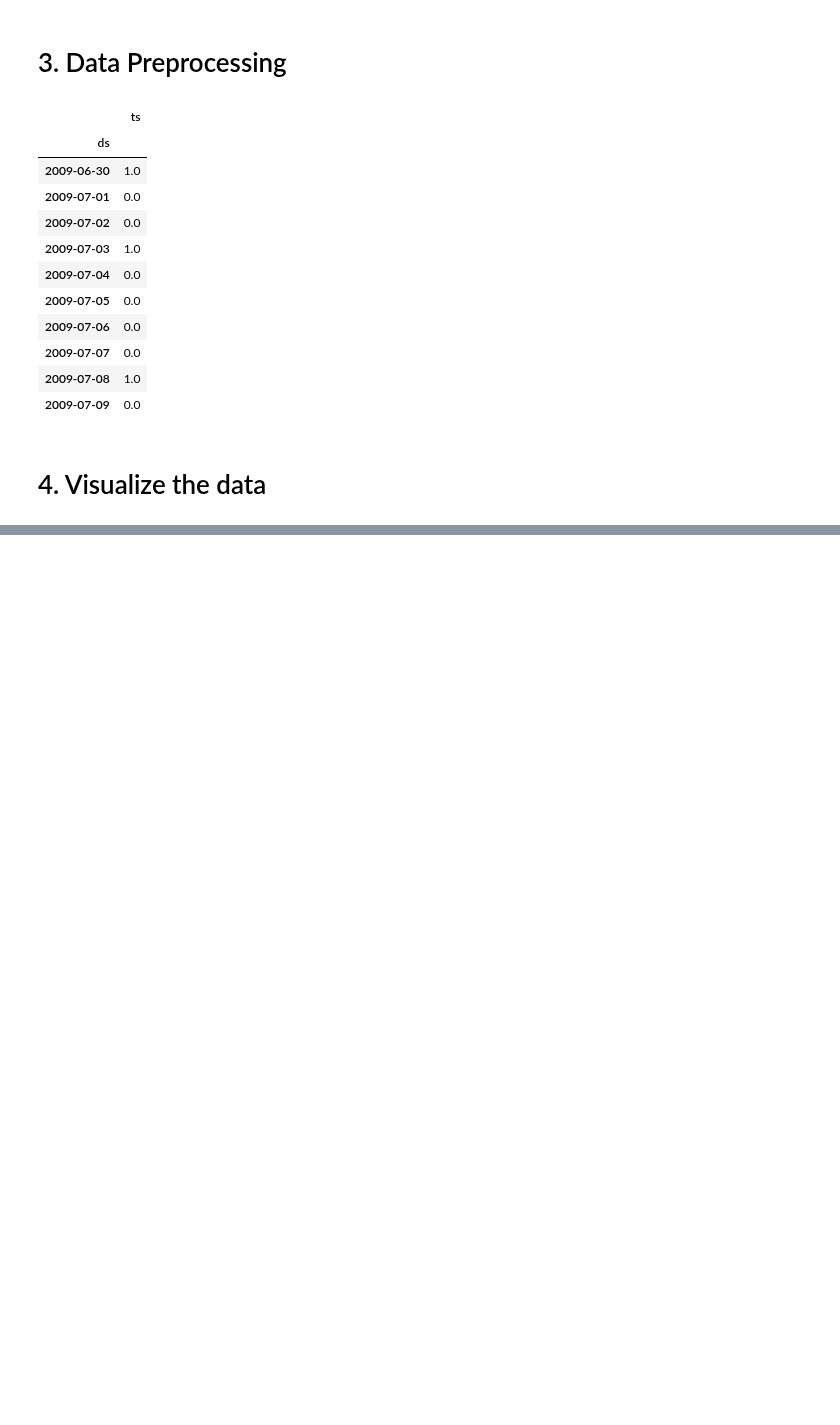
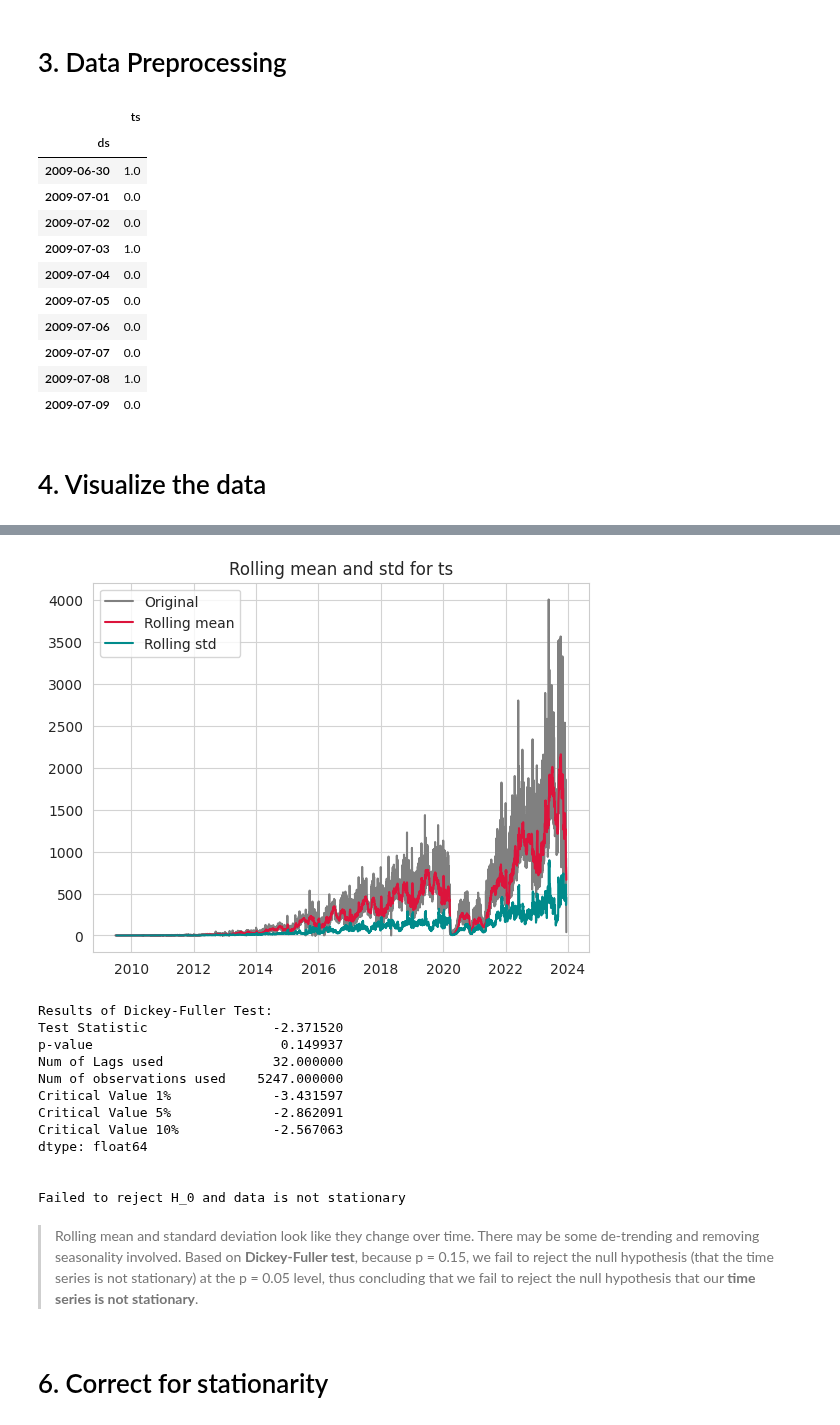
Before and after one commit to mohamedyosef101/learning_area, a Jupyter notebook: Time Series/airbnb_paris_reviews.ipynb, the cells around one changed output, grey strips where cells are left out. Cells and saved outputs as stored; diff of their text form; code cells hidden in the pictures; blank space fills up the shorter version.

```diff
--- a/Time Series/airbnb_paris_reviews.ipynb
+++ b/Time Series/airbnb_paris_reviews.ipynb
@@ -104,0 +120,57 @@ plt.grid(True)
+# %%
+from statsmodels.tsa.stattools import adfuller
+
+def test_stationarity(df, ts):
+  # determing rolling statistics
+  rolmean = df[ts].rolling(window=12, center=False).mean()
+  rolstd = df[ts].rolling(window=12, center=False).std()
+
+  # plot
+  original = plt.plot(df[ts], color='gray', label='Original')
+  mean = plt.plot(rolmean, color='crimson', label='Rolling mean')
+  std = plt.plot(rolstd, color='darkcyan', label='Rolling std')
+
+  plt.legend(loc='best')
+  plt.title(f'Rolling mean and std for {ts}')
+  plt.show()
+
+  # perform dickey-fuller test:
+  # H_0: data is not stationary
+  # H_1: data is stationary
+
+  print('\nResults of Dickey-Fuller Test:')
+  adftest = adfuller(df[ts], autolag='AIC')
+  dfoutput = pd.Series(adftest[0:4],
+                       index=['Test Statistic',
+                              'p-value',
+                              'Num of Lags used',
+                              'Num of observations used'])
+  for key, value in adftest[4].items():
+    dfoutput[f'Critical Value {key}'] = value
+  print(dfoutput, '\n\n')
+
+  if dfoutput['p-value'] > 0.05:
+    print("Failed to reject H_0 and data is not stationary")
+  else:
+    print("Reject H_0 and data is stationary ✅")
+# %%
+# run the test
+test_stationarity(df=example, ts='ts')
+# %% [output]
+[figure, added]
+Results of Dickey-Fuller Test:
+Test Statistic                -2.371520
+p-value                        0.149937
+Num of Lags used              32.000000
+Num of observations used    5247.000000
+Critical Value 1%             -3.431597
+Critical Value 5%             -2.862091
+Critical Value 10%            -2.567063
+dtype: float64
+
+
+Failed to reject H_0 and data is not stationary
+# %% [markdown]
+> Rolling mean and standard deviation look like they change over time. There may be some de-trending and removing seasonality involved. Based on **Dickey-Fuller test**, because p = 0.15, we fail to reject the null hypothesis (that the time series is not stationary) at the p = 0.05 level, thus concluding that we fail to reject the null hypothesis that our **time series is not stationary**.
+# %% [markdown]
+# 6. Correct for stationarity
```
Also changed, not shown: parts of 17 cells of this notebook.
